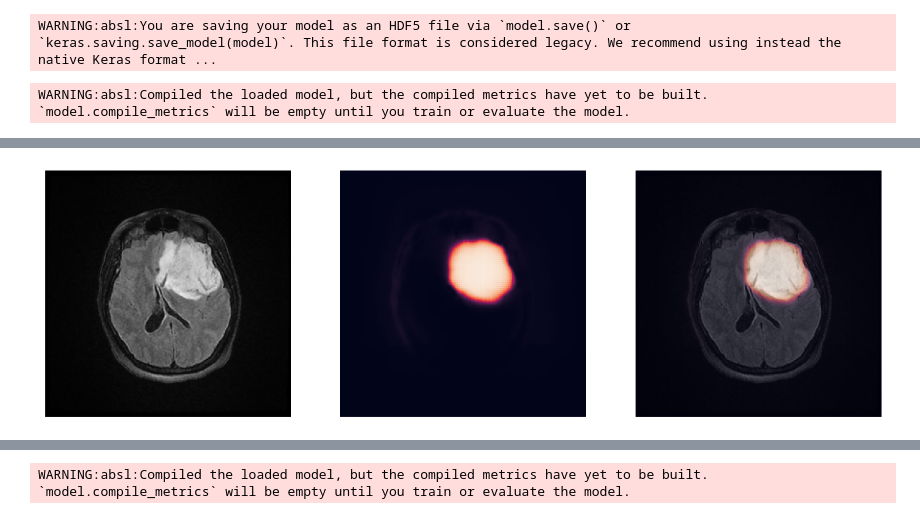
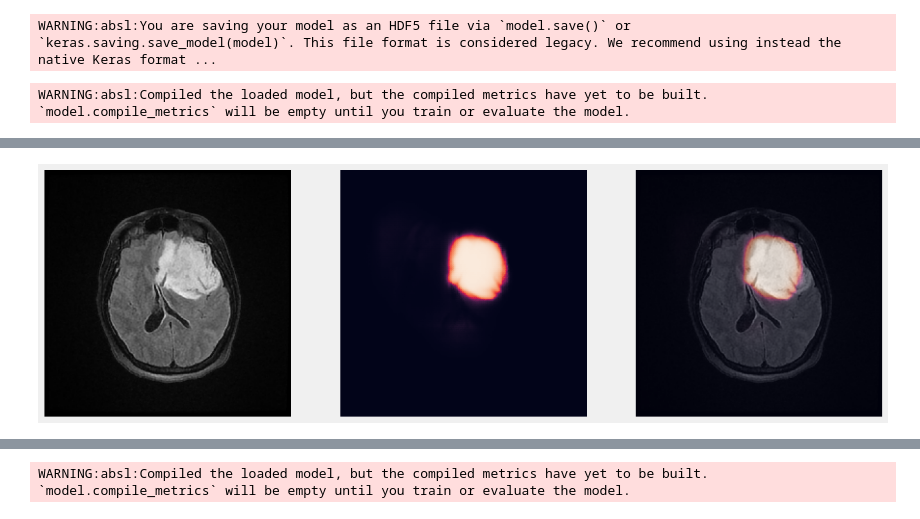
Before and after one commit to Noga-66/Brain_Tumor_project, a Jupyter notebook: Brain_Tumor_notebook_.ipynb, the cells around one changed output, grey strips where cells are left out. Cells and saved outputs as stored; diff of their text form; code cells hidden in the pictures.

```diff
--- a/Brain_Tumor_notebook_.ipynb
+++ b/Brain_Tumor_notebook_.ipynb
@@ -288,8 +290,8 @@ import tensorflow as tf
 from tensorflow.keras.preprocessing import image
 from tensorflow.keras.models import load_model
 # %%
-uploaded_file = '/content/image1.jpg'
-Seg_model = tf.keras.models.load_model("/content/data/Brain Tumor model.h5")
+uploaded_file = '/content/image1 (1).jpg'
+Seg_model = tf.keras.models.load_model("/content/brain_tumor_model.h5", safe_mode=False)
 img = tf.keras.preprocessing.image.load_img(uploaded_file, target_size=(256, 256))
 input_array = tf.keras.preprocessing.image.img_to_array(img)
 input_array = np.array([input_array])  # Convert single image to a batch.
@@ -314,4 +316,4 @@ WARNING:absl:Compiled the loaded model, but the compiled metrics have yet to be
-[figure, old version]
+[figure, new version]
 # %%
 from google.colab import drive
 drive.mount('/content/drive')
```
Also changed, not shown: parts of 9 cells of this notebook.
